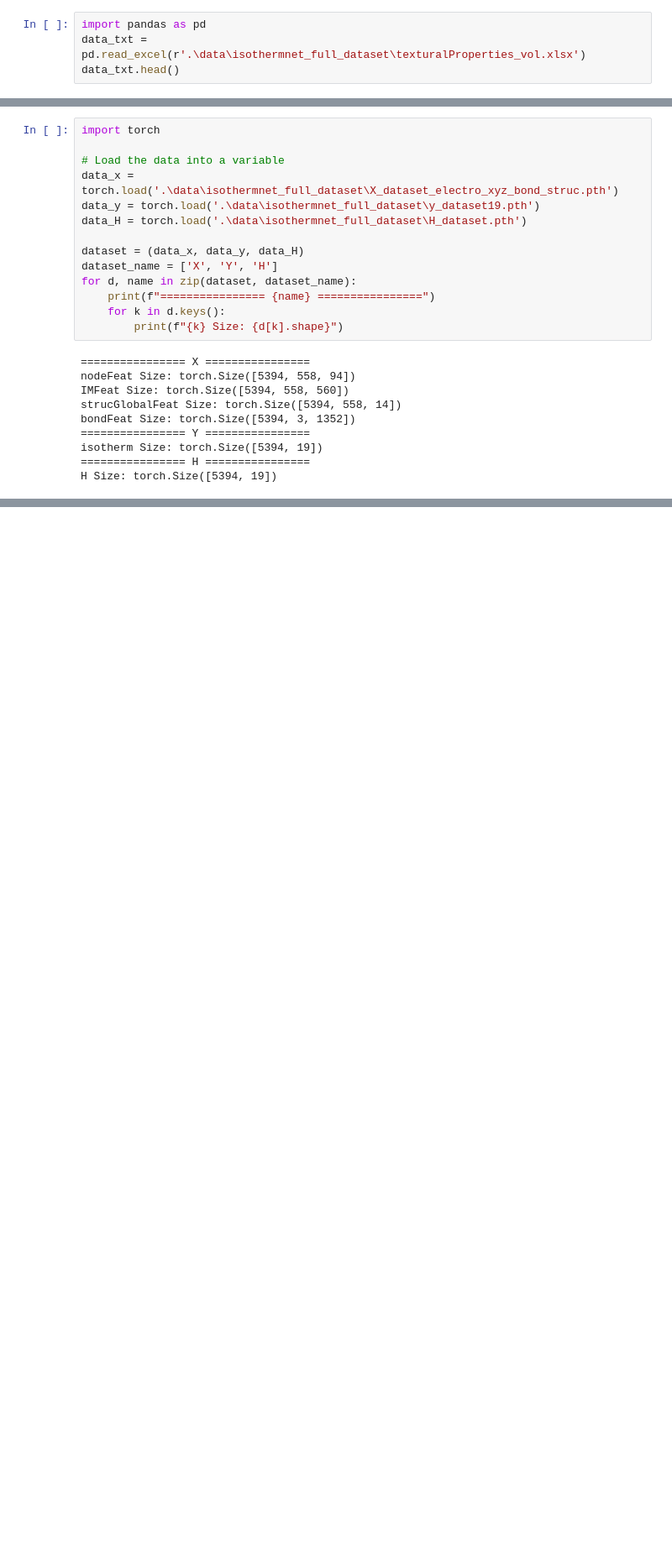
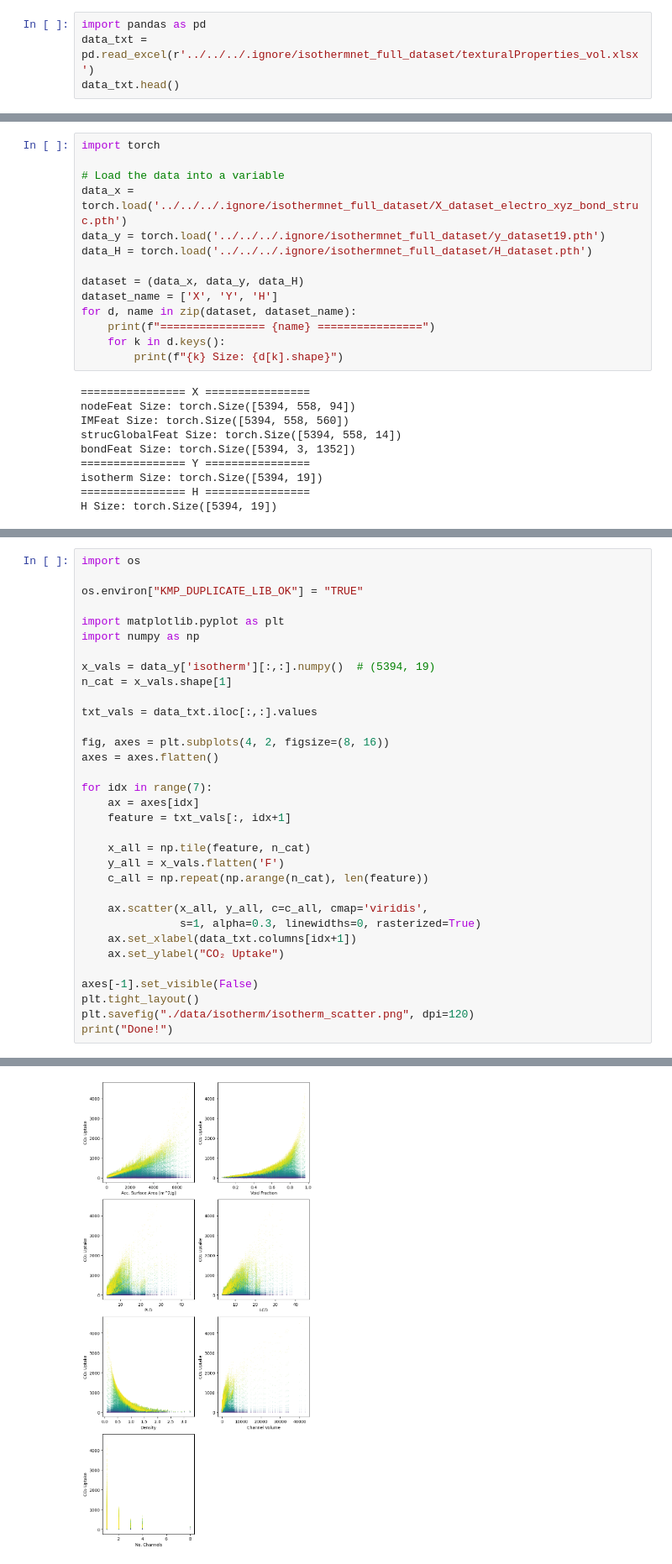
Before and after one commit to foodbanana/pykan, a Jupyter notebook: github/workflows/Hyein/qmof_isotherm_data.ipynb, the cells around one changed output, grey strips where cells are left out. Shown at 84% size. Cells and saved outputs as stored; diff of their text form; blank space fills up the shorter version.

Commit message:
Isotherm data

```diff
--- a/github/workflows/Hyein/qmof_isotherm_data.ipynb
+++ b/github/workflows/Hyein/qmof_isotherm_data.ipynb
@@ -6,7 +6,7 @@ CO2 uptake and heat of adsorption in 19 distinct pressures points
 data_pressure = [1, 5, 10, 50, 100, 200, 300, 400, 500, 700, 10000, 1500, 2000, 2500, 3000, 3500, 4000, 4500, 5000] # kPa
 # %%
 import pandas as pd
-data_txt = pd.read_excel(r'.\data\isothermnet_full_dataset\texturalProperties_vol.xlsx')
+data_txt = pd.read_excel(r'../../../.ignore/isothermnet_full_dataset/texturalProperties_vol.xlsx')
 data_txt.head()
 # %% [output]
 |  | MOF | Acc. Surface Area [m^2/g] | Void Fraction | PLD | LCD | Density | Channel Volume | No. Channels |
@@ -19,9 +19,9 @@ data_txt.head()
 import torch
 
 # Load the data into a variable
-data_x = torch.load('.\data\isothermnet_full_dataset\X_dataset_electro_xyz_bond_struc.pth')
-data_y = torch.load('.\data\isothermnet_full_dataset\y_dataset19.pth')
-data_H = torch.load('.\data\isothermnet_full_dataset\H_dataset.pth')
+data_x = torch.load('../../../.ignore/isothermnet_full_dataset/X_dataset_electro_xyz_bond_struc.pth')
+data_y = torch.load('../../../.ignore/isothermnet_full_dataset/y_dataset19.pth')
+data_H = torch.load('../../../.ignore/isothermnet_full_dataset/H_dataset.pth')
 
 dataset = (data_x, data_y, data_H)
 dataset_name = ['X', 'Y', 'H']
@@ -41,0 +46,34 @@ H Size: torch.Size([5394, 19])
+# %%
+import os
+
+os.environ["KMP_DUPLICATE_LIB_OK"] = "TRUE"
+
+import matplotlib.pyplot as plt
+import numpy as np
+
+x_vals = data_y['isotherm'][:,:].numpy()  # (5394, 19)
+n_cat = x_vals.shape[1]
+
+txt_vals = data_txt.iloc[:,:].values
+
+fig, axes = plt.subplots(4, 2, figsize=(8, 16))
+axes = axes.flatten()
+
+for idx in range(7):
+    ax = axes[idx]
+    feature = txt_vals[:, idx+1]
+
+    x_all = np.tile(feature, n_cat)
+    y_all = x_vals.flatten('F')
+    c_all = np.repeat(np.arange(n_cat), len(feature))
+
+    ax.scatter(x_all, y_all, c=c_all, cmap='viridis',
+               s=1, alpha=0.3, linewidths=0, rasterized=True)
+    ax.set_xlabel(data_txt.columns[idx+1])
+    ax.set_ylabel("CO₂ Uptake")
+
+axes[-1].set_visible(False)
+plt.tight_layout()
+plt.savefig("./data/isotherm/isotherm_scatter.png", dpi=120)
+print("Done!")
+# %% [output]
@@ -41,0 +81 @@ H Size: torch.Size([5394, 19])
+[figure, added]
```
Also changed, not shown: parts of 4 cells of this notebook, 37 other files.
